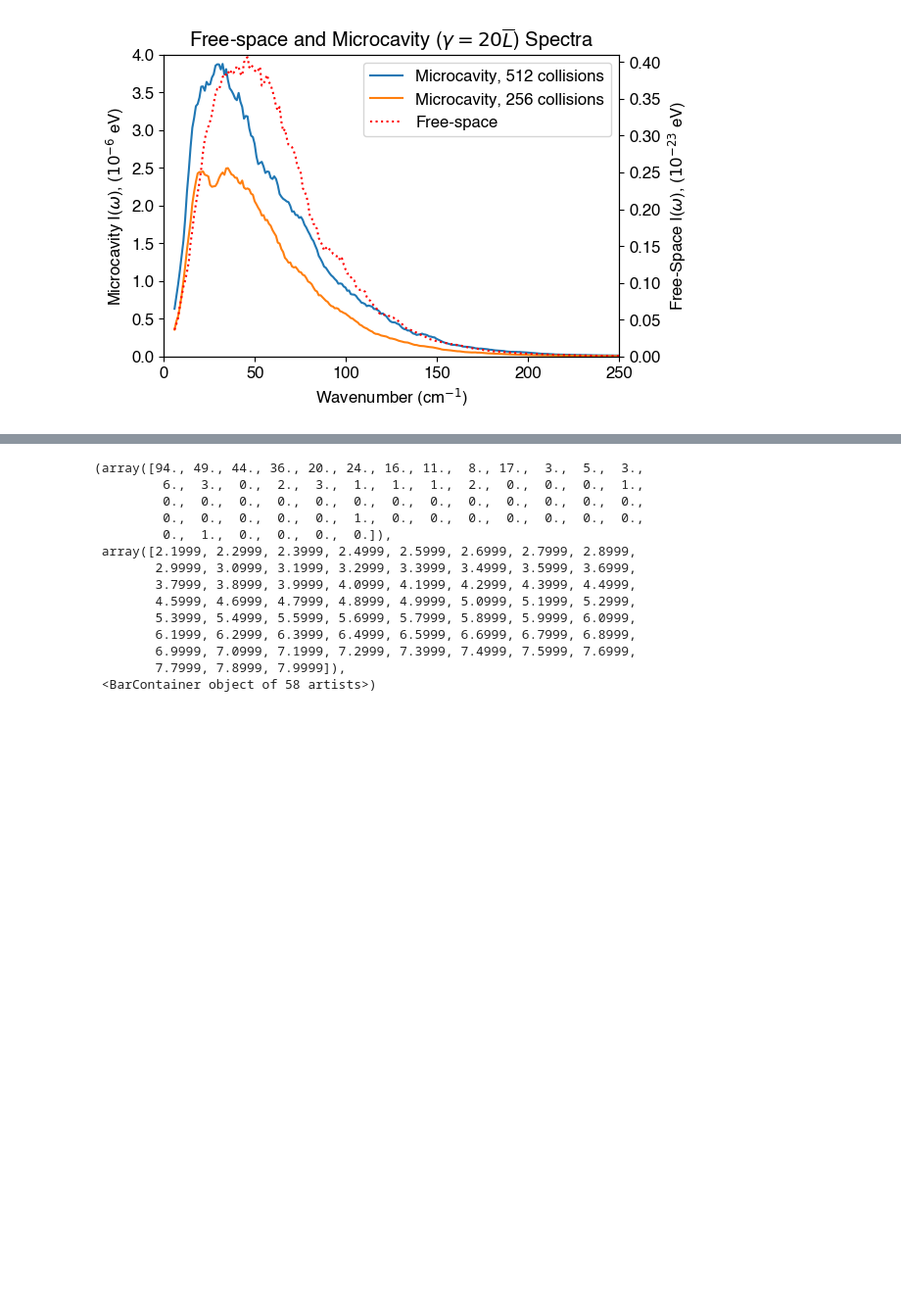
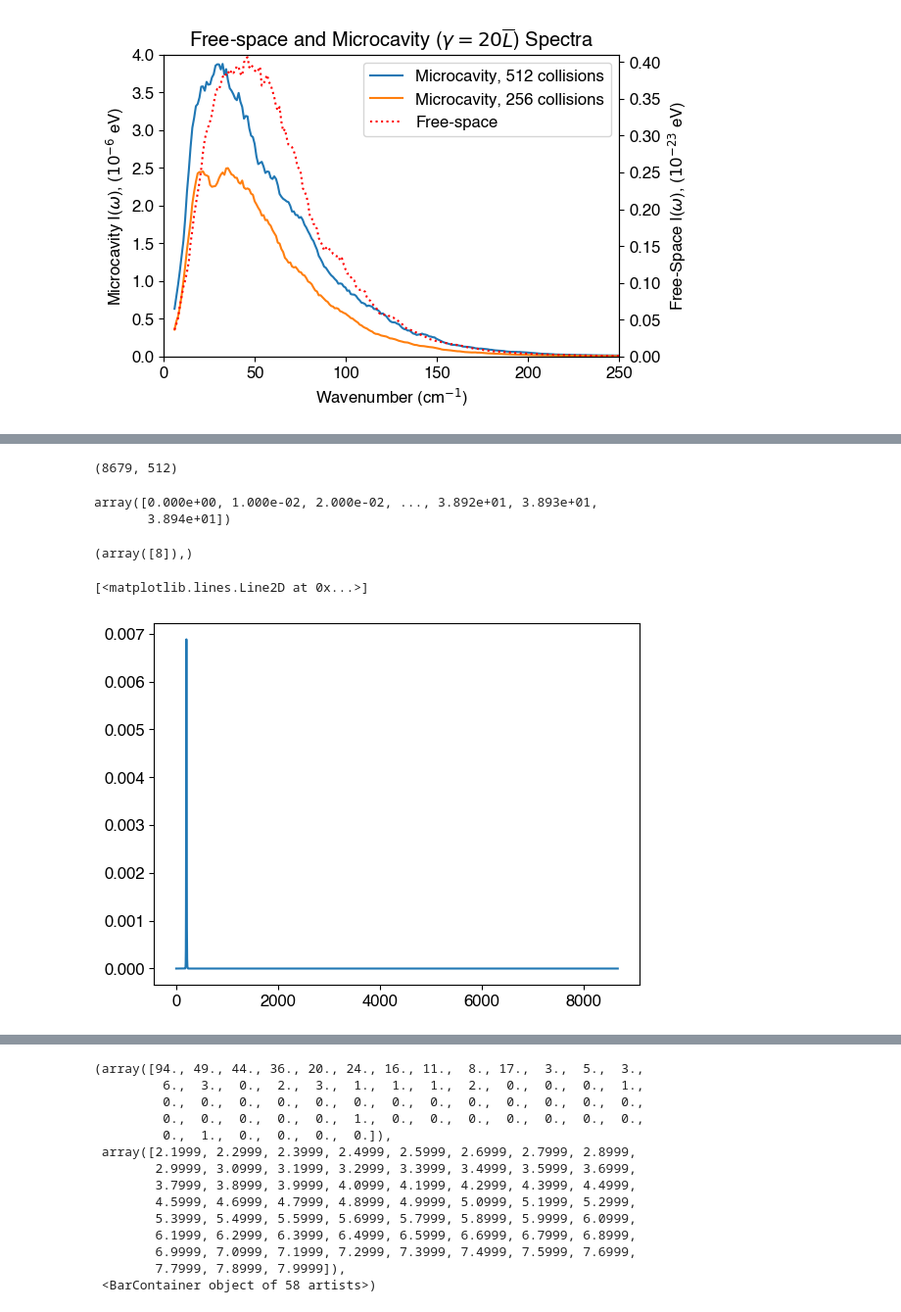
Before and after one commit to RibeiroGroup/Molecular-Dynamics-for-CIS, a Jupyter notebook: src/analyze_monte_carlo.ipynb, the cells around one changed output, grey strips where cells are left out. Shown at 98% size. Saved outputs shown, nothing was run; the diff lists cells and outputs as text; code cells hidden in the pictures; blank space fills up the shorter version.

```diff
--- a/src/analyze_monte_carlo.ipynb
+++ b/src/analyze_monte_carlo.ipynb
@@ -555,2 +537,26 @@ gc.collect()
 [figure]
 [figure]
+# %%
+dipole.shape
+# %% [output]
+(8679, 512)
+# %%
+timeline[d > 0]
+# %% [output]
+array([0.000e+00, 1.000e-02, 2.000e-02, ..., 3.892e+01, 3.893e+01,
+       3.894e+01])
+# %%
+from scipy.signal import argrelmax
+
+d = dipole[:,1]
+argrelmax(d[d>1e-3])
+# %% [output]
+(array([8]),)
+# %%
+fig,ax = plt.subplots()
+
+i = 2
+ax.plot(np.arange(len(dipole[:,i])),dipole[:,i])
+# %% [output]
+[<matplotlib.lines.Line2D at 0x...>]
+[figure, added]
```
Also changed, not shown: parts of 10 cells of this notebook, 3 other files.
